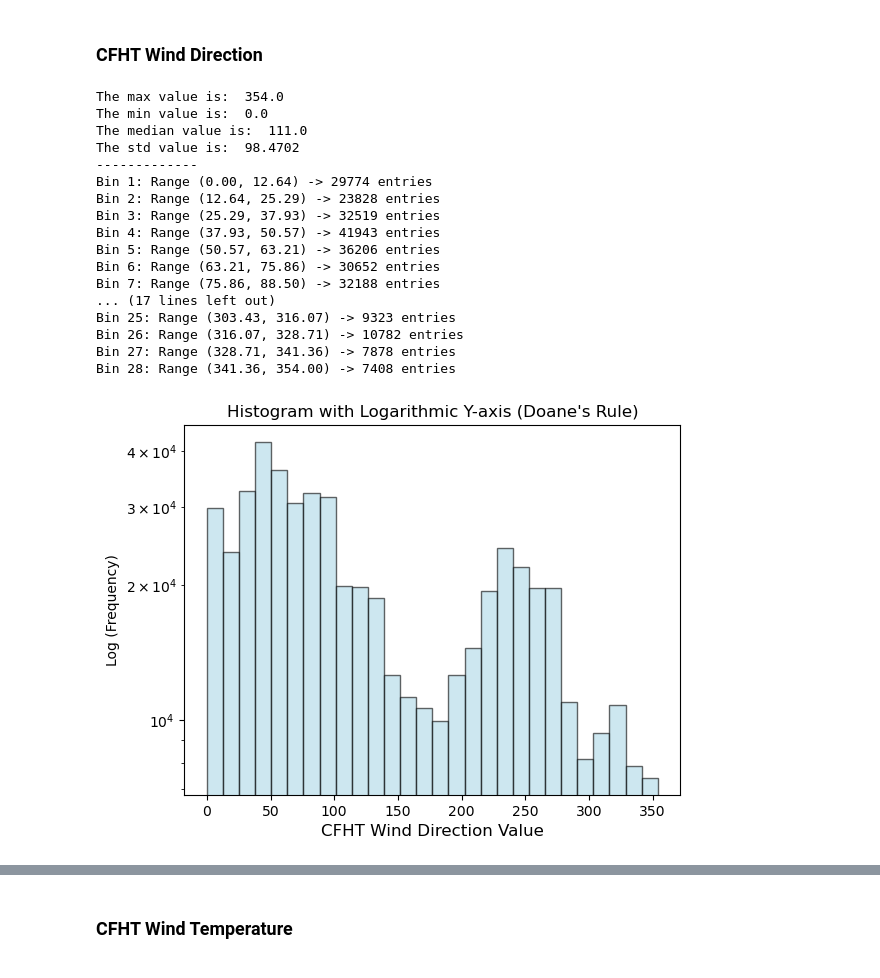
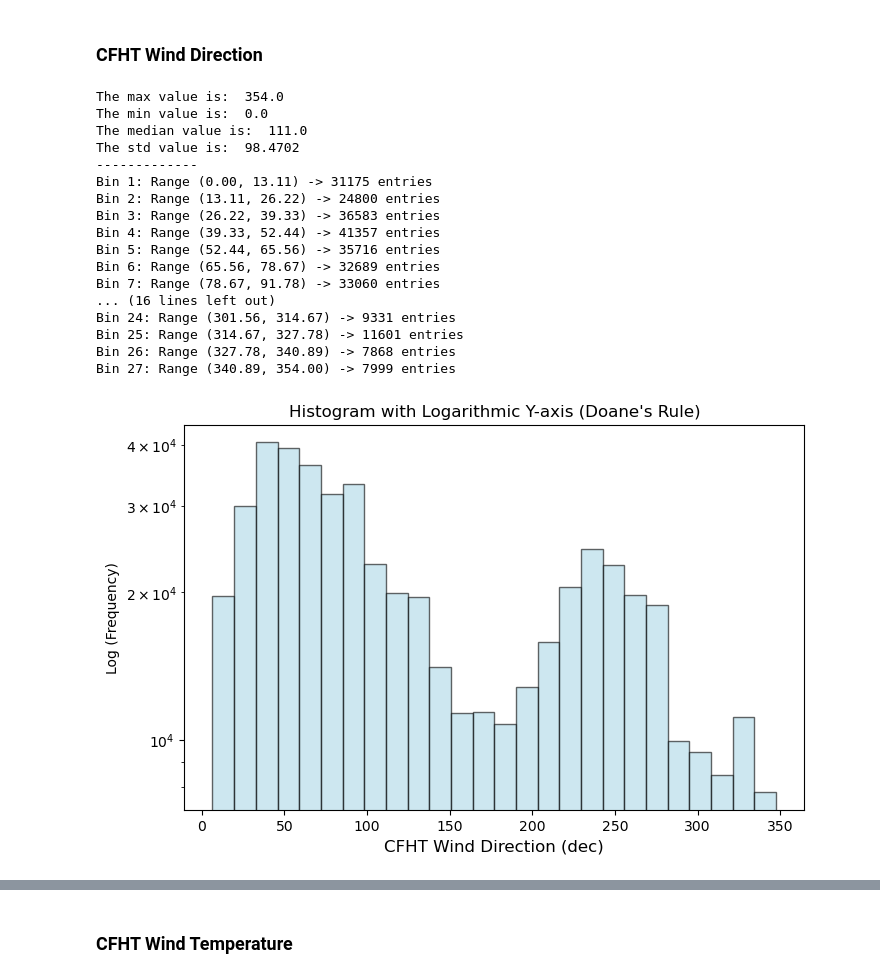
Before and after one commit to jacob-day-96/AO-Turbulence, a Jupyter notebook: CFHT_histograms.ipynb, the cells around one changed output, grey strips where cells are left out. Drawn from its saved outputs; the diff is of its cells as text; code cells hidden in the pictures.

```diff
--- a/CFHT_histograms.ipynb
+++ b/CFHT_histograms.ipynb
@@ -120,28 +55,23 @@ Bin 28: Range (17.36, 18.01) -> 199 entries
 # %% [markdown]
 ### CFHT Wind Direction
 # %%
-print("The max value is: ",round(max(CFHT_wind_direction),4))
-print("The min value is: ", round(min(CFHT_wind_direction),4))
-print("The median value is: ", round(np.median(CFHT_wind_direction),4))
-print("The std value is: ", round(np.std(CFHT_wind_direction),4))
-print("-------------")
-doane_hist(CFHT_wind_direction, 'CFHT Wind Direction')
+doane_hist(CFHT_wind_direction, 'CFHT Wind Direction (dec)')
 # %% [output]
 The max value is:  354.0
 The min value is:  0.0
 The median value is:  111.0
 The std value is:  98.4702
 -------------
-Bin 1: Range (0.00, 12.64) -> 29774 entries
-Bin 2: Range (12.64, 25.29) -> 23828 entries
-Bin 3: Range (25.29, 37.93) -> 32519 entries
-Bin 4: Range (37.93, 50.57) -> 41943 entries
-Bin 5: Range (50.57, 63.21) -> 36206 entries
-Bin 6: Range (63.21, 75.86) -> 30652 entries
-Bin 7: Range (75.86, 88.50) -> 32188 entries
-... (17 lines left out)
-Bin 25: Range (303.43, 316.07) -> 9323 entries
-Bin 26: Range (316.07, 328.71) -> 10782 entries
-Bin 27: Range (328.71, 341.36) -> 7878 entries
-Bin 28: Range (341.36, 354.00) -> 7408 entries
+Bin 1: Range (0.00, 13.11) -> 31175 entries
+Bin 2: Range (13.11, 26.22) -> 24800 entries
+Bin 3: Range (26.22, 39.33) -> 36583 entries
+Bin 4: Range (39.33, 52.44) -> 41357 entries
+Bin 5: Range (52.44, 65.56) -> 35716 entries
+Bin 6: Range (65.56, 78.67) -> 32689 entries
+Bin 7: Range (78.67, 91.78) -> 33060 entries
+... (16 lines left out)
+Bin 24: Range (301.56, 314.67) -> 9331 entries
+Bin 25: Range (314.67, 327.78) -> 11601 entries
+Bin 26: Range (327.78, 340.89) -> 7868 entries
+Bin 27: Range (340.89, 354.00) -> 7999 entries
-[figure, old version]
+[figure, new version]
```
Also changed, not shown: parts of 8 cells of this notebook, 5 other files.
